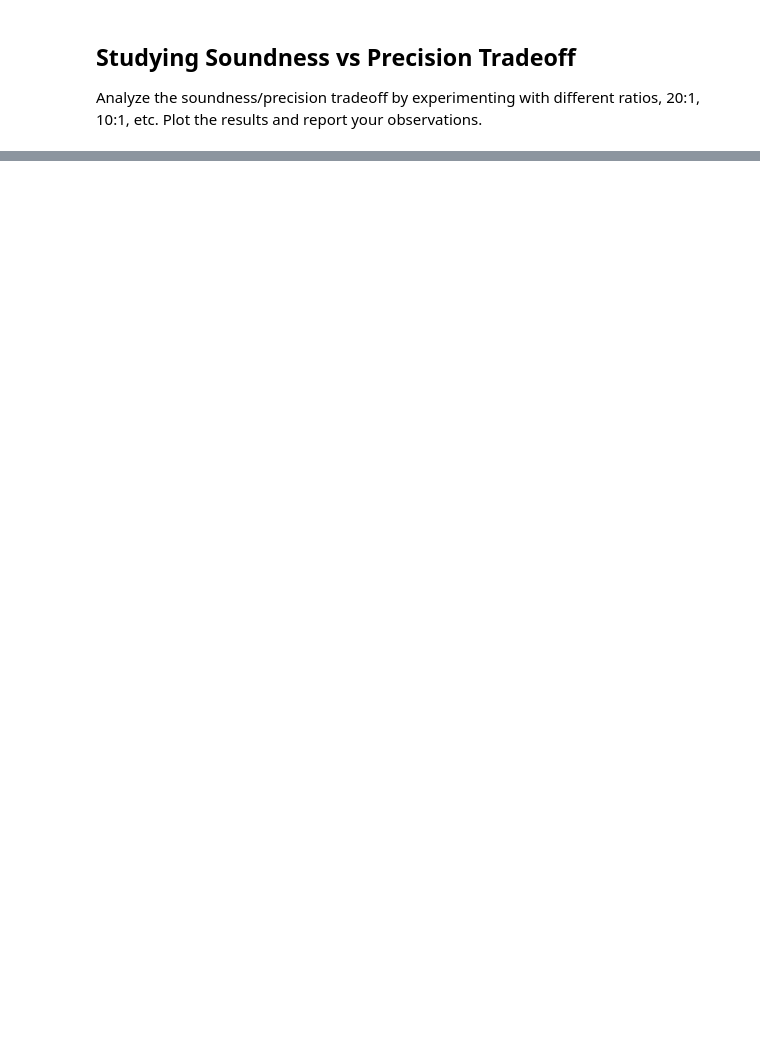
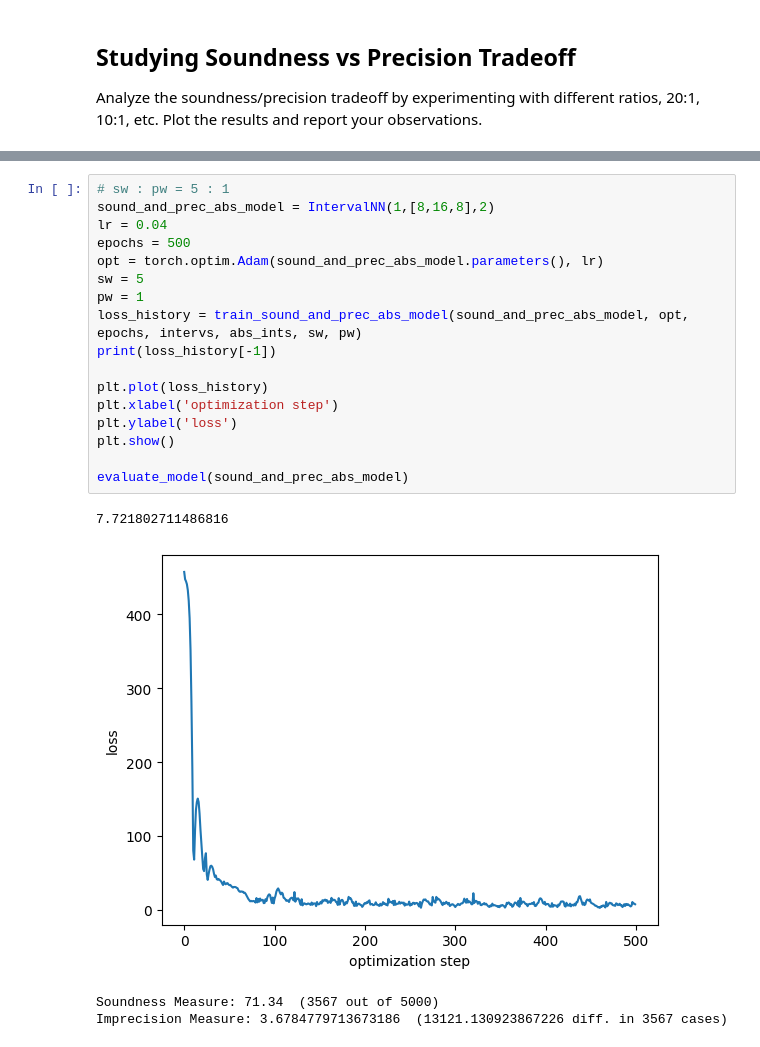
Before and after one commit to enyijiang/CS521, a Jupyter notebook: hw6/learning-interval-transformers/Abs_Unsupervised.ipynb, the cells around one changed output, grey strips where cells are left out. Saved outputs shown, nothing was run; the diff lists cells and outputs as text; blank space fills up the shorter version.

```diff
--- a/hw6/learning-interval-transformers/Abs_Unsupervised.ipynb
+++ b/hw6/learning-interval-transformers/Abs_Unsupervised.ipynb
@@ -243,0 +244,22 @@ Imprecision Measure: 21.04094404442069  (68446.19097650051 diff. in 3253 cases)
+# %%
+# sw : pw = 5 : 1
+sound_and_prec_abs_model = IntervalNN(1,[8,16,8],2)
+lr = 0.04
+epochs = 500
+opt = torch.optim.Adam(sound_and_prec_abs_model.parameters(), lr)
+sw = 5
+pw = 1
+loss_history = train_sound_and_prec_abs_model(sound_and_prec_abs_model, opt, epochs, intervs, abs_ints, sw, pw)
+print(loss_history[-1])
+
+plt.plot(loss_history)
+plt.xlabel('optimization step')
+plt.ylabel('loss')
+plt.show()
+
+evaluate_model(sound_and_prec_abs_model)
+# %% [output]
+7.721802711486816
+[figure, added]
+Soundness Measure: 71.34  (3567 out of 5000)
+Imprecision Measure: 3.6784779713673186  (13121.130923867226 diff. in 3567 cases)
```
Also changed, not shown: parts of 7 cells of this notebook.
